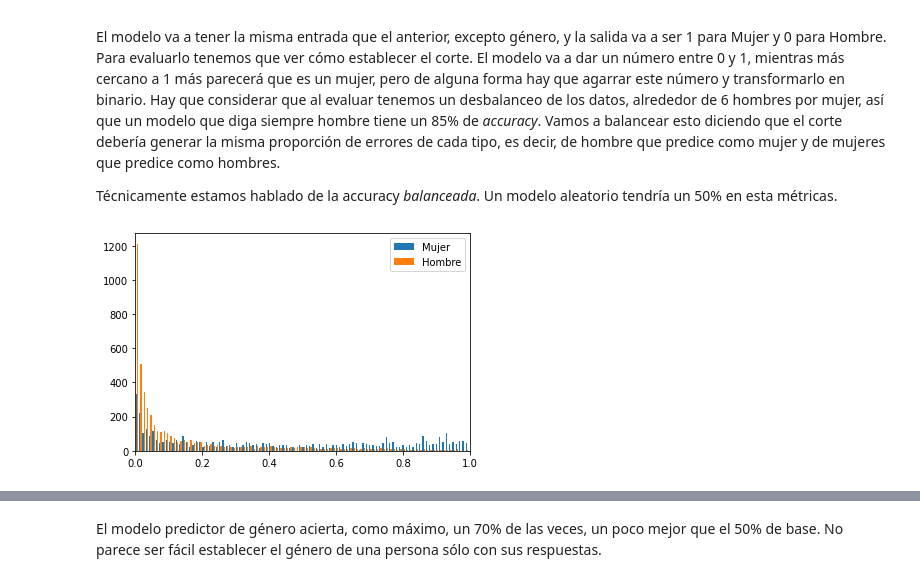
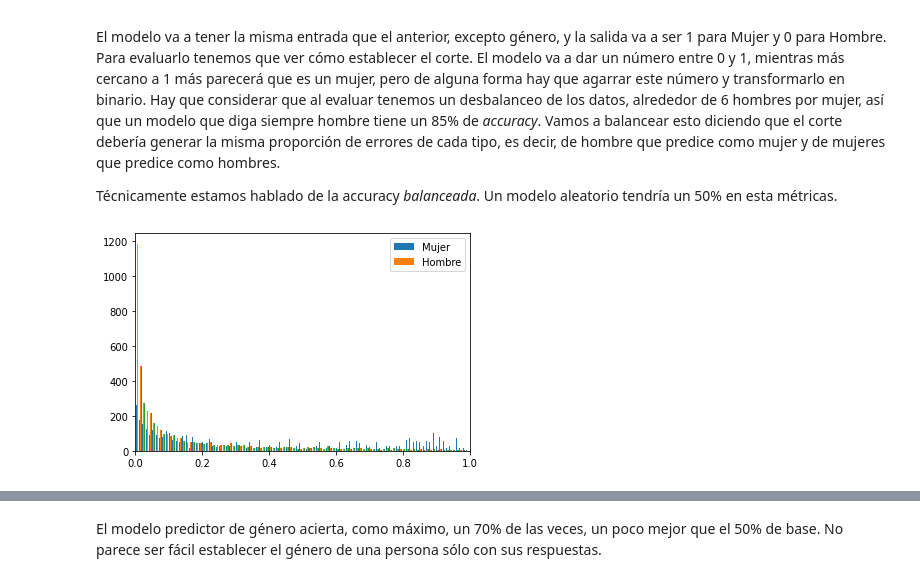
Before and after one commit to seppo0010/sysarmy-sueldos-2020.1, a Jupyter notebook: notebook/Brecha de género.ipynb, the cells around one changed output, grey strips where cells are left out. Cells and saved outputs as stored; diff of their text form; code cells hidden in the pictures.

```diff
--- a/notebook/Brecha de género.ipynb
+++ b/notebook/Brecha de género.ipynb
@@ -897,7 +897,6 @@ class GModel:
                 '¿Qué SO usás en tu laptop/PC para trabajar?',
                 '¿Y en tu celular?',
                 'Tipo de contrato',
-                'Orientación sexual',
                 'Cantidad de empleados',
                 'Actividad principal',
             )
@@ -924,7 +923,6 @@ class GModel:
         return pd.Series([w in ws for w in self.valid_words_] + [
             row['¿Gente a cargo?'],
             row['Años de experiencia'],
-            row['Tengo'],
         ])
 
     def fit(self, X, y, **params):
@@ -961,15 +959,17 @@ for train_index, test_index in kf.split(df):
 # %%
 plt.xlim(0, 1)
 plt.hist([
     df[df['Me identifico'] == 'Mujer']['e(gender)'].values,
-    df[df['Me identifico'] == 'Hombre']['e(gender)'].values
+    df[df['Me identifico'] == 'Hombre']['e(gender)'].values,
+    df[df['Me identifico'] == 'Hombre']['e(gender)'].values,
 ], weights=[
     np.ones((df['Me identifico'] == 'Mujer').sum()) * (df['Me identifico'] == 'Hombre').sum()/(df['Me identifico'] == 'Mujer').sum(),
+    np.ones((df['Me identifico'] == 'Hombre').sum()),
     np.ones((df['Me identifico'] == 'Hombre').sum())
 ], bins=100, label=['Mujer', 'Hombre']);
 plt.legend(loc='upper right');
 # %% [output]
-[figure, old version]
+[figure, new version]
 # %%
 values = {}
 for i in range(0, 100):
```
Also changed, not shown: parts of 3 cells of this notebook.
